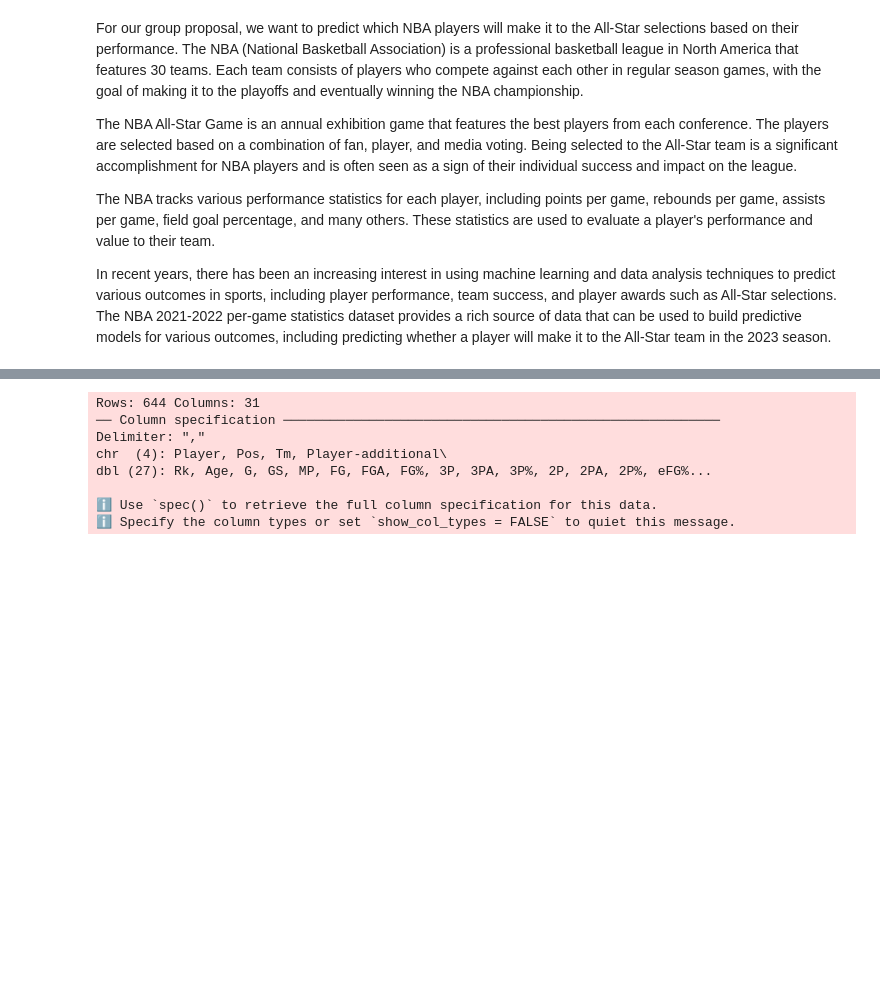
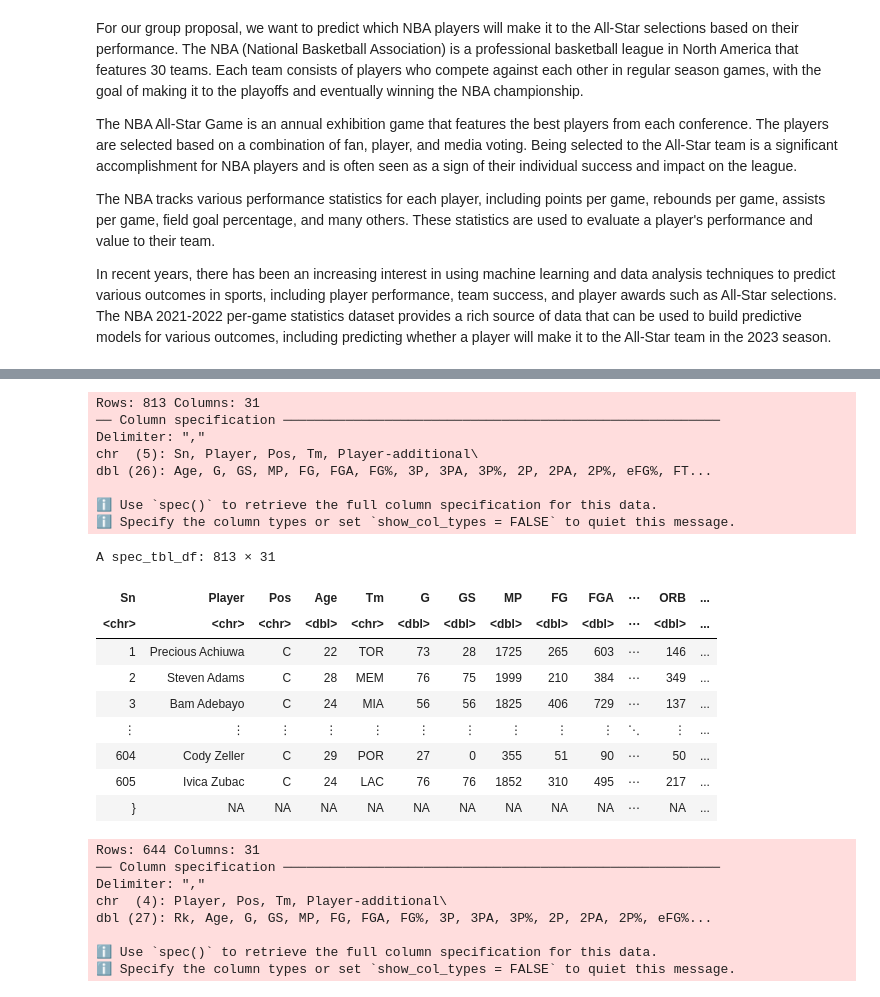
Before and after one commit to DrakenRaptor/Section006-28-Proposal, a Jupyter notebook: ProjectTrial.ipynb, the cells around one changed output, grey strips where cells are left out. Drawn from its saved outputs; the diff is of its cells as text; code cells hidden in the pictures; blank space fills up the shorter version.

```diff
--- a/ProjectTrial.ipynb
+++ b/ProjectTrial.ipynb
@@ -41,3 +41,25 @@ options(repr.matrix.max.rows = 6)
+# %%
+basket_2022 <- read_csv("https://raw.githubusercontent.com/DrakenRaptor/Section006-28-Proposal/main/2021-2022%20NBA.csv")
+basket_2022
+# %% [output]
+Rows: 813 Columns: 31
+── Column specification ────────────────────────────────────────────────────────
+Delimiter: ","
+chr  (5): Sn, Player, Pos, Tm, Player-additional\
+dbl (26): Age, G, GS, MP, FG, FGA, FG%, 3P, 3PA, 3P%, 2P, 2PA, 2P%, eFG%, FT...
+
+ℹ Use `spec()` to retrieve the full column specification for this data.
+ℹ Specify the column types or set `show_col_types = FALSE` to quiet this message.
+A spec_tbl_df: 813 × 31
+| Sn | Player | Pos | Age | Tm | G | GS | MP | FG | FGA | ⋯ | ORB | ... |
+| <chr> | <chr> | <chr> | <dbl> | <chr> | <dbl> | <dbl> | <dbl> | <dbl> | <dbl> | ⋯ | <dbl> | ... |
+| 1 | Precious Achiuwa | C | 22 | TOR | 73 | 28 | 1725 | 265 | 603 | ⋯ | 146 | ... |
+| 2 | Steven Adams | C | 28 | MEM | 76 | 75 | 1999 | 210 | 384 | ⋯ | 349 | ... |
+| 3 | Bam Adebayo | C | 24 | MIA | 56 | 56 | 1825 | 406 | 729 | ⋯ | 137 | ... |
+| ⋮ | ⋮ | ⋮ | ⋮ | ⋮ | ⋮ | ⋮ | ⋮ | ⋮ | ⋮ | ⋱ | ⋮ | ... |
+| 604 | Cody Zeller | C | 29 | POR | 27 | 0 | 355 | 51 | 90 | ⋯ | 50 | ... |
+| 605 | Ivica Zubac | C | 24 | LAC | 76 | 76 | 1852 | 310 | 495 | ⋯ | 217 | ... |
+| } | NA | NA | NA | NA | NA | NA | NA | NA | NA | ⋯ | NA | ... |
 # %%
 # URL of the team statistics page for the 2021-2022 NBA season
 # url <- "https://www.basketball-reference.com/leagues/NBA_2023_per_game.html"
```
Also changed, not shown: parts of 2 cells of this notebook.
